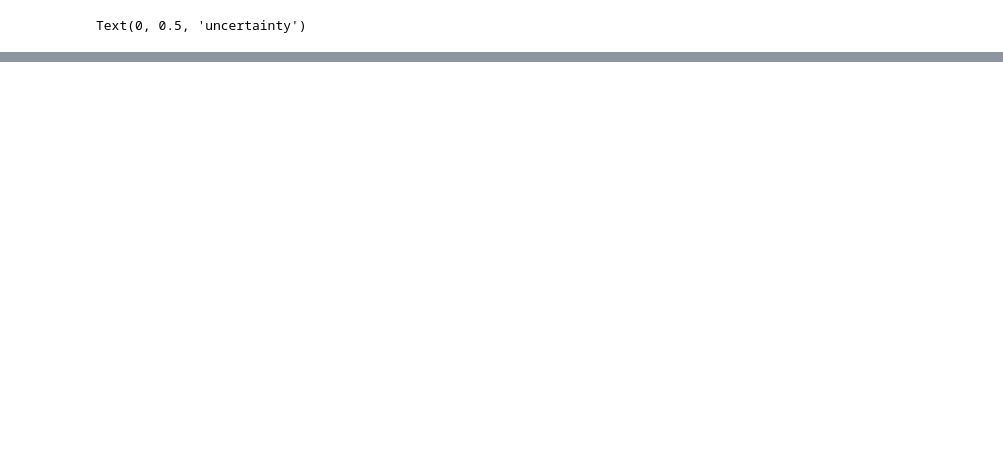
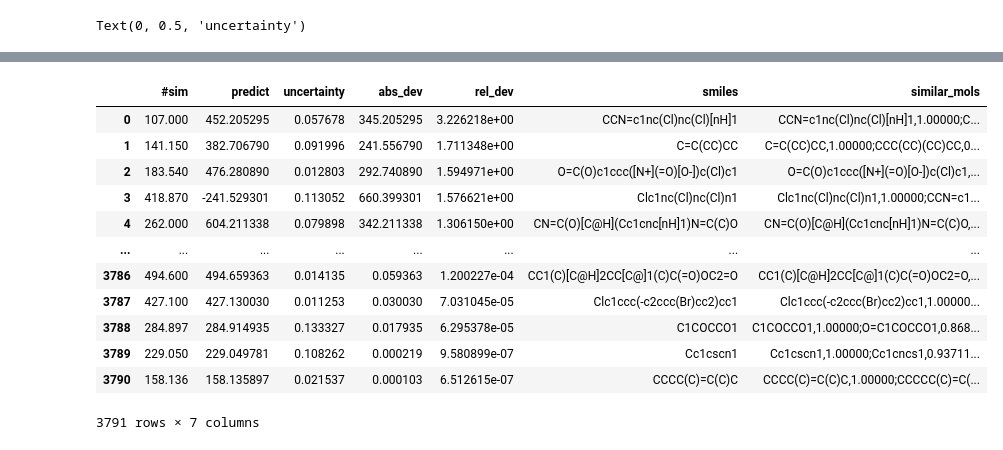
Before and after one commit to Xiangyan93/Molecular_ML, a Jupyter notebook: notebook/active learning method comparison.ipynb, the cells around one changed output, grey strips where cells are left out. Drawn from its saved outputs; the diff is of its cells as text; code cells hidden in the pictures; blank space fills up the shorter version.

```diff
--- a/notebook/active learning method comparison.ipynb
+++ b/notebook/active learning method comparison.ipynb
@@ -726,0 +789,2 @@ Text(0, 0.5, 'uncertainty')
+# %%
+df = pd.read_csv('../result-tt/loocv.log', sep='\t')
@@ -726,0 +801,16 @@ Text(0, 0.5, 'uncertainty')
+# %%
+df
+# %% [output]
+|  | #sim | predict | uncertainty | abs_dev | rel_dev | smiles | similar_mols |
+| 0 | 107.000 | 452.205295 | 0.057678 | 345.205295 | 3.226218e+00 | CCN=c1nc(Cl)nc(Cl)[nH]1 | CCN=c1nc(Cl)nc(Cl)[nH]1,1.00000;C... |
+| 1 | 141.150 | 382.706790 | 0.091996 | 241.556790 | 1.711348e+00 | C=C(CC)CC | C=C(CC)CC,1.00000;CCC(CC)(CC)CC,0... |
+| 2 | 183.540 | 476.280890 | 0.012803 | 292.740890 | 1.594971e+00 | O=C(O)c1ccc([N+](=O)[O-])c(Cl)c1 | O=C(O)c1ccc([N+](=O)[O-])c(Cl)c1,... |
+| 3 | 418.870 | -241.529301 | 0.113052 | 660.399301 | 1.576621e+00 | Clc1nc(Cl)nc(Cl)n1 | Clc1nc(Cl)nc(Cl)n1,1.00000;CCN=c1... |
+| 4 | 262.000 | 604.211338 | 0.079898 | 342.211338 | 1.306150e+00 | CN=C(O)[C@H](Cc1cnc[nH]1)N=C(C)O | CN=C(O)[C@H](Cc1cnc[nH]1)N=C(C)O,... |
+| ... | ... | ... | ... | ... | ... | ... | ... |
+| 3786 | 494.600 | 494.659363 | 0.014135 | 0.059363 | 1.200227e-04 | CC1(C)[C@H]2CC[C@]1(C)C(=O)OC2=O | CC1(C)[C@H]2CC[C@]1(C)C(=O)OC2=O,... |
+| 3787 | 427.100 | 427.130030 | 0.011253 | 0.030030 | 7.031045e-05 | Clc1ccc(-c2ccc(Br)cc2)cc1 | Clc1ccc(-c2ccc(Br)cc2)cc1,1.00000... |
+| 3788 | 284.897 | 284.914935 | 0.133327 | 0.017935 | 6.295378e-05 | C1COCCO1 | C1COCCO1,1.00000;O=C1COCCO1,0.868... |
+| 3789 | 229.050 | 229.049781 | 0.108262 | 0.000219 | 9.580899e-07 | Cc1cscn1 | Cc1cscn1,1.00000;Cc1cncs1,0.93711... |
+| 3790 | 158.136 | 158.135897 | 0.021537 | 0.000103 | 6.512615e-07 | CCCC(C)=C(C)C | CCCC(C)=C(C)C,1.00000;CCCCC(C)=C(... |
+3791 rows × 7 columns
```
Also changed, not shown: parts of 11 cells of this notebook, 9 other files.
